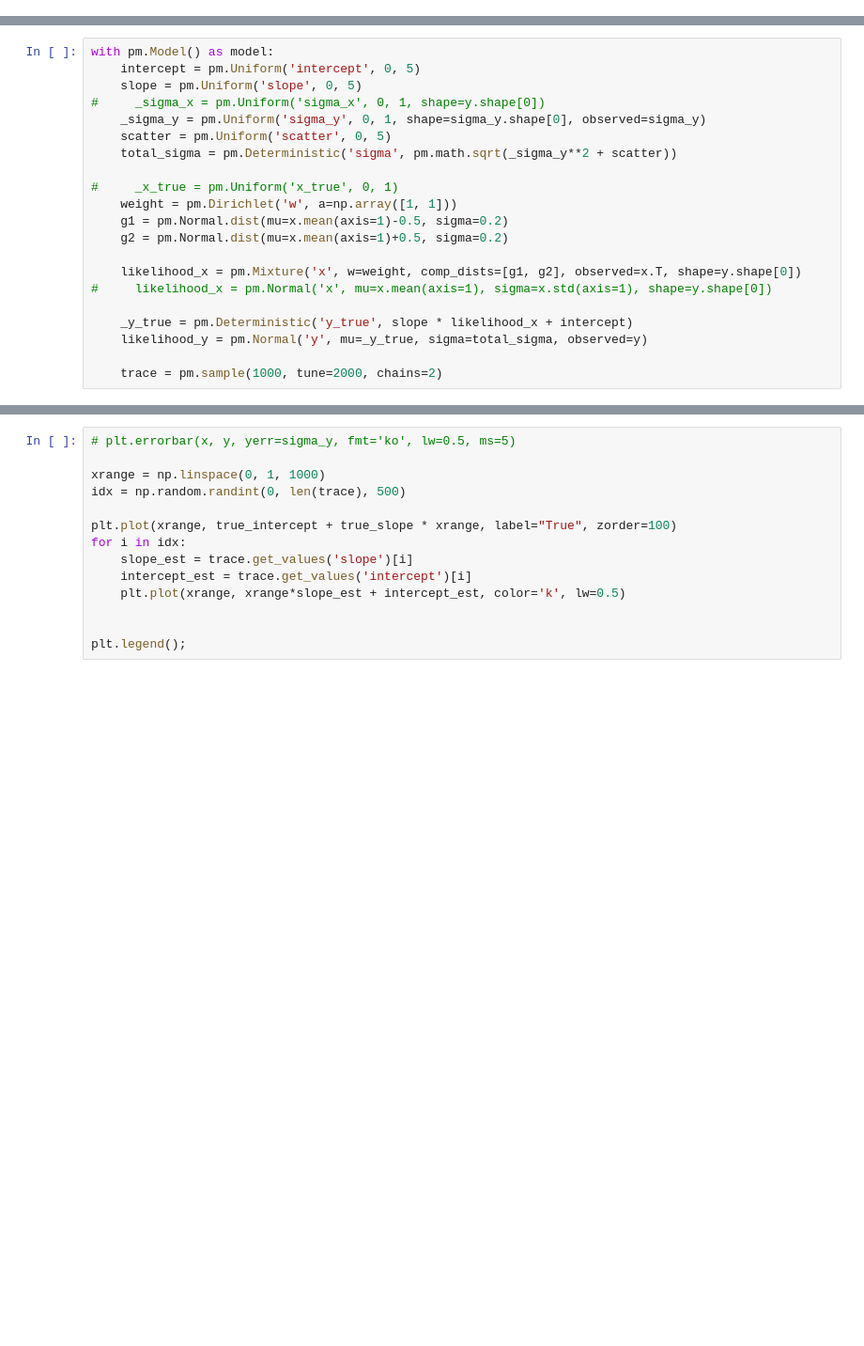
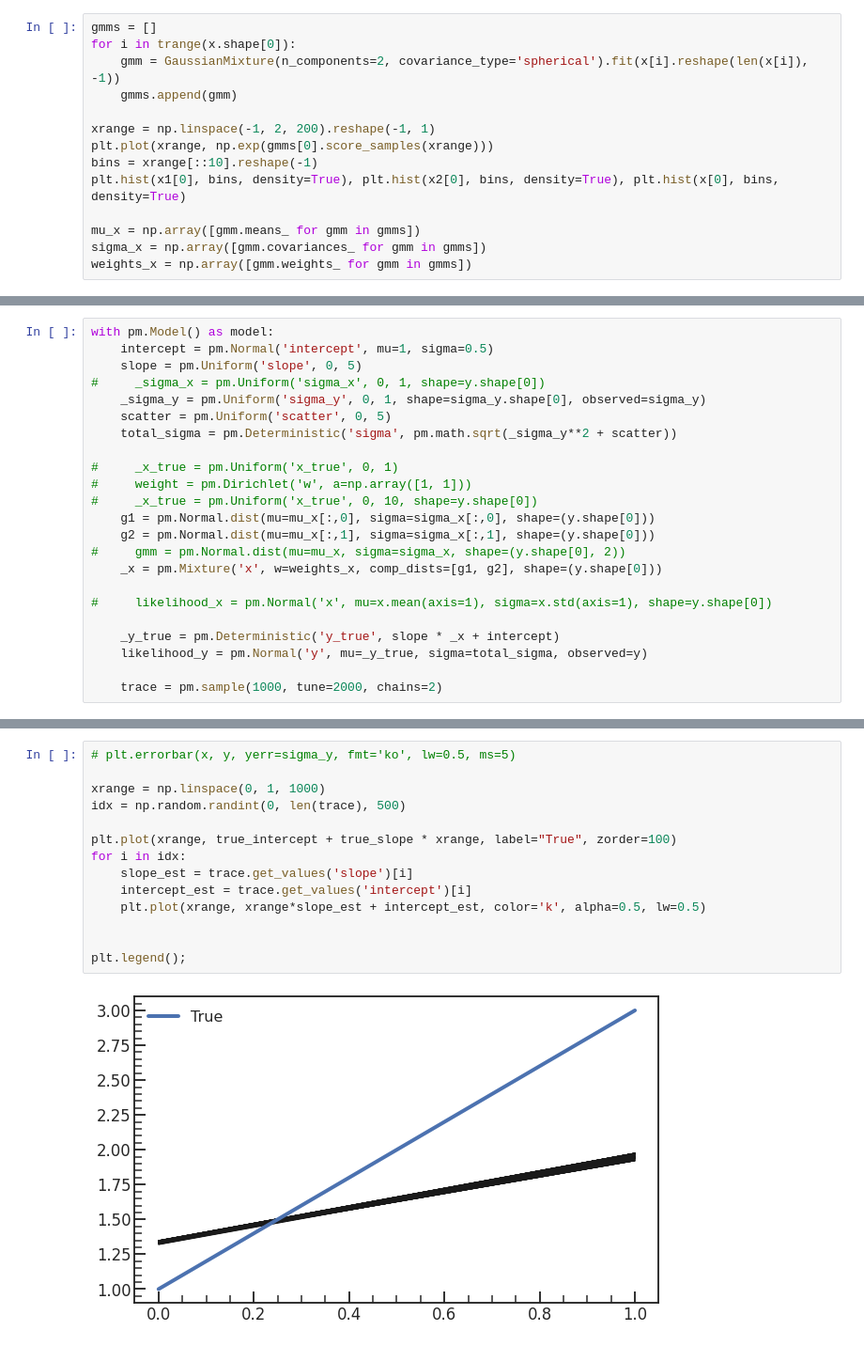
Before and after one commit to ketozhang/statistical-methods-on-sne-ia-luminosity-evolution, a Jupyter notebook: pymc_model.ipynb, the cells around one changed output, grey strips where cells are left out. Shown at 94% size. Drawn from its saved outputs; the diff is of its cells as text; blank space fills up the shorter version.

Commit message:
Add pymc3 slope estimation results

```diff
--- a/pymc_model.ipynb
+++ b/pymc_model.ipynb
@@ -48,0 +72,14 @@ display(pd.DataFrame({"y":y}).head())
+# %%
+gmms = []
+for i in trange(x.shape[0]):
+    gmm = GaussianMixture(n_components=2, covariance_type='spherical').fit(x[i].reshape(len(x[i]), -1))
+    gmms.append(gmm)
+
+xrange = np.linspace(-1, 2, 200).reshape(-1, 1)
+plt.plot(xrange, np.exp(gmms[0].score_samples(xrange)))
+bins = xrange[::10].reshape(-1)
+plt.hist(x1[0], bins, density=True), plt.hist(x2[0], bins, density=True), plt.hist(x[0], bins, density=True)
+
+mu_x = np.array([gmm.means_ for gmm in gmms])
+sigma_x = np.array([gmm.covariances_ for gmm in gmms])
+weights_x = np.array([gmm.weights_ for gmm in gmms])
@@ -49,6 +94,6 @@ display(pd.DataFrame({"y":y}).head())
 # %%
 with pm.Model() as model:
-    intercept = pm.Uniform('intercept', 0, 5)
+    intercept = pm.Normal('intercept', mu=1, sigma=0.5)
     slope = pm.Uniform('slope', 0, 5)
 #     _sigma_x = pm.Uniform('sigma_x', 0, 1, shape=y.shape[0])
     _sigma_y = pm.Uniform('sigma_y', 0, 1, shape=sigma_y.shape[0], observed=sigma_y)
@@ -56,14 +101,16 @@ with pm.Model() as model:
     total_sigma = pm.Deterministic('sigma', pm.math.sqrt(_sigma_y**2 + scatter))
 
 #     _x_true = pm.Uniform('x_true', 0, 1)
-    weight = pm.Dirichlet('w', a=np.array([1, 1]))
-    g1 = pm.Normal.dist(mu=x.mean(axis=1)-0.5, sigma=0.2)
-    g2 = pm.Normal.dist(mu=x.mean(axis=1)+0.5, sigma=0.2)
+#     weight = pm.Dirichlet('w', a=np.array([1, 1]))
+#     _x_true = pm.Uniform('x_true', 0, 10, shape=y.shape[0])
+    g1 = pm.Normal.dist(mu=mu_x[:,0], sigma=sigma_x[:,0], shape=(y.shape[0]))
+    g2 = pm.Normal.dist(mu=mu_x[:,1], sigma=sigma_x[:,1], shape=(y.shape[0]))
+#     gmm = pm.Normal.dist(mu=mu_x, sigma=sigma_x, shape=(y.shape[0], 2))
+    _x = pm.Mixture('x', w=weights_x, comp_dists=[g1, g2], shape=(y.shape[0]))
 
-    likelihood_x = pm.Mixture('x', w=weight, comp_dists=[g1, g2], observed=x.T, shape=y.shape[0])
 #     likelihood_x = pm.Normal('x', mu=x.mean(axis=1), sigma=x.std(axis=1), shape=y.shape[0])
 
-    _y_true = pm.Deterministic('y_true', slope * likelihood_x + intercept)
+    _y_true = pm.Deterministic('y_true', slope * _x + intercept)
     likelihood_y = pm.Normal('y', mu=_y_true, sigma=total_sigma, observed=y)
 
     trace = pm.sample(1000, tune=2000, chains=2)
@@ -85,14 +152,16 @@ corner(np.vstack([trace[k] for k in labels]).T, labels=labels, show_titles=True,
 # %%
 # plt.errorbar(x, y, yerr=sigma_y, fmt='ko', lw=0.5, ms=5)
 
 xrange = np.linspace(0, 1, 1000)
 idx = np.random.randint(0, len(trace), 500)
 
 plt.plot(xrange, true_intercept + true_slope * xrange, label="True", zorder=100)
 for i in idx:
     slope_est = trace.get_values('slope')[i]
     intercept_est = trace.get_values('intercept')[i]
-    plt.plot(xrange, xrange*slope_est + intercept_est, color='k', lw=0.5)
+    plt.plot(xrange, xrange*slope_est + intercept_est, color='k', alpha=0.5, lw=0.5)
 
 
 plt.legend();
+# %% [output]
+[figure, added]
```
Also changed, not shown: parts of 9 cells of this notebook, 5 other files.
